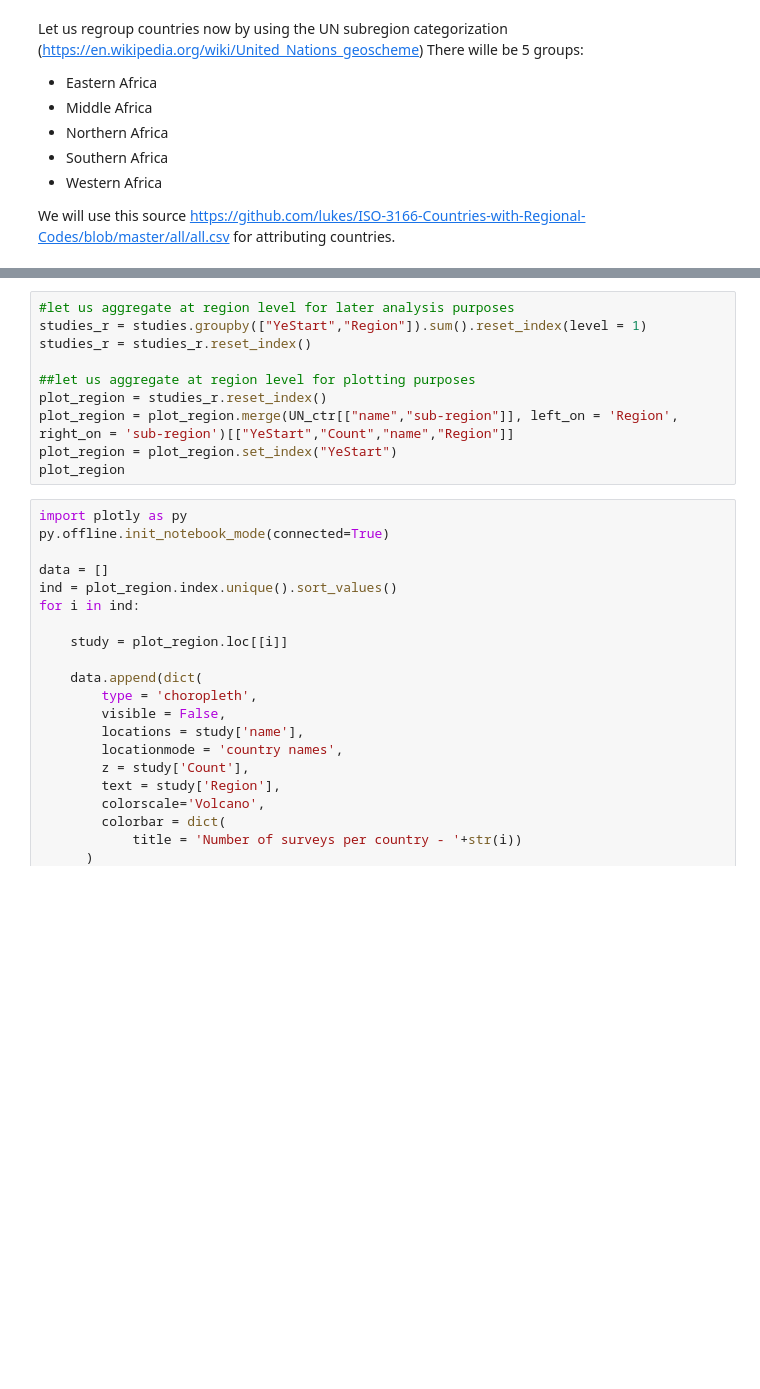
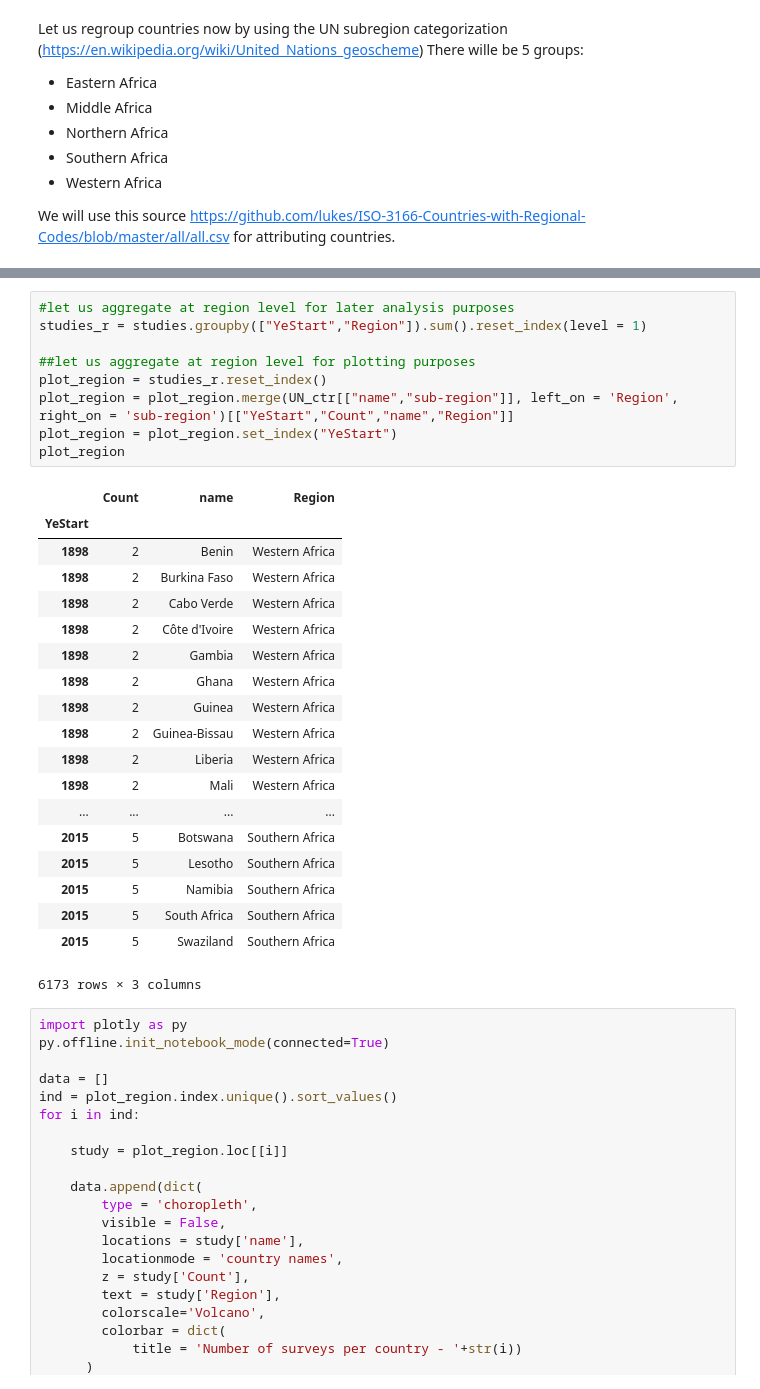
Before and after one commit to SebastianS09/Malaria, a Jupyter notebook: African_anopheline_vectors.ipynb, the cells around one changed output, grey strips where cells are left out. Cells and saved outputs as stored; diff of their text form; blank space fills up the shorter version.

```diff
--- a/African_anopheline_vectors.ipynb
+++ b/African_anopheline_vectors.ipynb
@@ -1138,13 +1252,32 @@ print(studies.head(20))
 # %%
 #let us aggregate at region level for later analysis purposes
 studies_r = studies.groupby(["YeStart","Region"]).sum().reset_index(level = 1)
-studies_r = studies_r.reset_index()
 
 ##let us aggregate at region level for plotting purposes
 plot_region = studies_r.reset_index()
 plot_region = plot_region.merge(UN_ctr[["name","sub-region"]], left_on = 'Region', right_on = 'sub-region')[["YeStart","Count","name","Region"]]
 plot_region = plot_region.set_index("YeStart")
 plot_region
+# %% [output]
+|  | Count | name | Region |
+| YeStart |  |  |  |
+| 1898 | 2 | Benin | Western Africa |
+| 1898 | 2 | Burkina Faso | Western Africa |
+| 1898 | 2 | Cabo Verde | Western Africa |
+| 1898 | 2 | Côte d'Ivoire | Western Africa |
+| 1898 | 2 | Gambia | Western Africa |
+| 1898 | 2 | Ghana | Western Africa |
+| 1898 | 2 | Guinea | Western Africa |
+| 1898 | 2 | Guinea-Bissau | Western Africa |
+| 1898 | 2 | Liberia | Western Africa |
+| 1898 | 2 | Mali | Western Africa |
+| ... | ... | ... | ... |
+| 2015 | 5 | Botswana | Southern Africa |
+| 2015 | 5 | Lesotho | Southern Africa |
+| 2015 | 5 | Namibia | Southern Africa |
+| 2015 | 5 | South Africa | Southern Africa |
+| 2015 | 5 | Swaziland | Southern Africa |
+6173 rows × 3 columns
 # %%
 import plotly as py
 py.offline.init_notebook_mode(connected=True)
```
Also changed, not shown: parts of 12 cells of this notebook.
